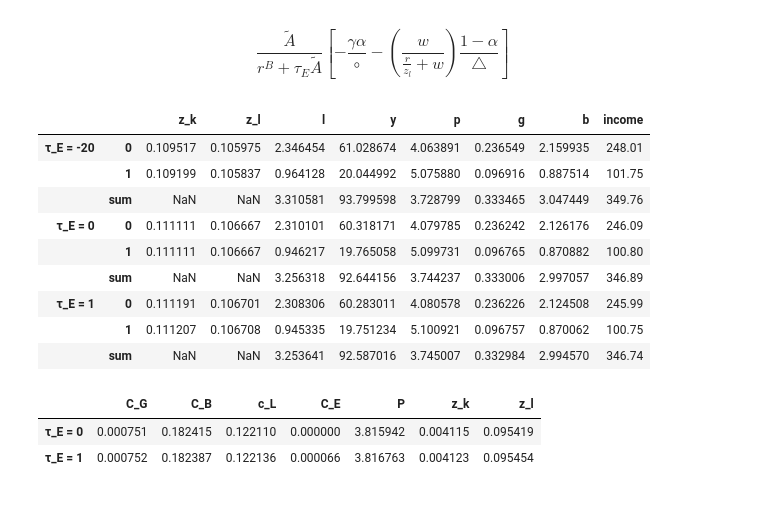
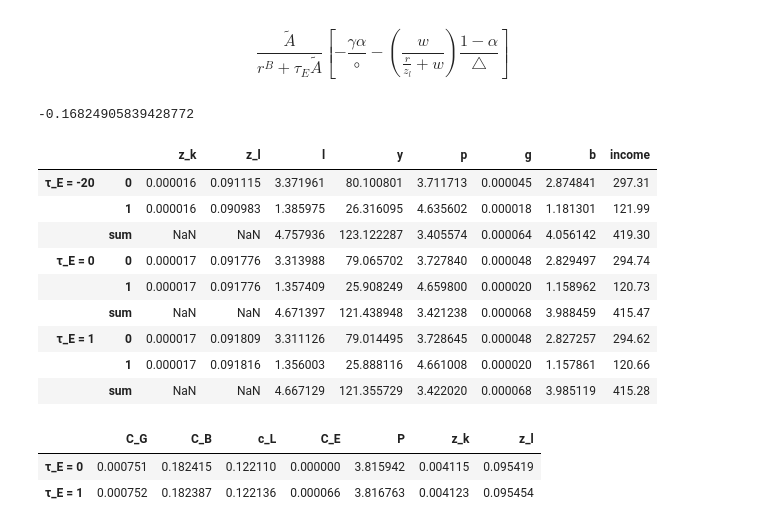
Before and after one commit to mortezaaghajanzadeh/Resource-Reallocation, a Jupyter notebook: code/test.ipynb, the cells around one changed output. Cells and saved outputs as stored; diff of their text form; code cells hidden in the pictures.

```diff
--- a/code/test.ipynb
+++ b/code/test.ipynb
@@ -124,9 +124,8 @@ $$
             \right]
 $$
 # %%
-A_tilde/(r_b + τ_E/1000 * A_tilde) * (
-    -γ*α/(function_green_ratio(α,γ,z_k) ** (-((γ-1)/γ))) - (1-α)/(function_green_ratio(α,γ,z_k) ** (-((γ-1)/γ)))/()
-)
+# %% [output]
+-0.16824905839428772
 # %%
 
 def gen_df(params,τ_E):
@@ -156,43 +155,43 @@ def gen_df(params,τ_E):
     p_s = p_s ** (1/(1-params_0['σ']))
     y_s = y_s ** (params_0['σ']/(params_0['σ']-1))
     df.loc['sum','p'] = p_s
     # df.p = df.p/p_s
     df.loc['sum','y'] = y_s
     return df
 parameters = {
     'β': 0.6,
-    'γ':2,
+    'γ':10,
     'α': 0.25,
     'A_hat': 0.1,
     'A_tilde': 0.018,
     'μ': 0,
     'θ': 1,
     'η': np.inf,
     'σ': 5,
     'r_b': 0.05,
     'green_premium': 0,
     'w': .500, # MSEK
     'τ_E': 0,# per ton
     'n': int(1e3)}
 
 # CO2 Emission is 13800 Kton
 # Labor 500 TSEK
 
 tax = 1
 tax_2 = -20
 df = pd.concat([gen_df(parameters,tax_2),gen_df(parameters,0),gen_df(parameters,tax)],keys=['τ_E = {}'.format(tax_2),'τ_E = 0','τ_E = {}'.format(tax)],axis=0)
 df
 # %% [output]
 |  |  | z_k | z_l | l | y | p | g | b | income |
-| τ_E = -20 | 0 | 0.109517 | 0.105975 | 2.346454 | 61.028674 | 4.063891 | 0.236549 | 2.159935 | 248.01 |
-|  | 1 | 0.109199 | 0.105837 | 0.964128 | 20.044992 | 5.075880 | 0.096916 | 0.887514 | 101.75 |
-|  | sum | NaN | NaN | 3.310581 | 93.799598 | 3.728799 | 0.333465 | 3.047449 | 349.76 |
-| τ_E = 0 | 0 | 0.111111 | 0.106667 | 2.310101 | 60.318171 | 4.079785 | 0.236242 | 2.126176 | 246.09 |
-|  | 1 | 0.111111 | 0.106667 | 0.946217 | 19.765058 | 5.099731 | 0.096765 | 0.870882 | 100.80 |
-|  | sum | NaN | NaN | 3.256318 | 92.644156 | 3.744237 | 0.333006 | 2.997057 | 346.89 |
-| τ_E = 1 | 0 | 0.111191 | 0.106701 | 2.308306 | 60.283011 | 4.080578 | 0.236226 | 2.124508 | 245.99 |
-|  | 1 | 0.111207 | 0.106708 | 0.945335 | 19.751234 | 5.100921 | 0.096757 | 0.870062 | 100.75 |
-|  | sum | NaN | NaN | 3.253641 | 92.587016 | 3.745007 | 0.332984 | 2.994570 | 346.74 |
+| τ_E = -20 | 0 | 0.000016 | 0.091115 | 3.371961 | 80.100801 | 3.711713 | 0.000045 | 2.874841 | 297.31 |
+|  | 1 | 0.000016 | 0.090983 | 1.385975 | 26.316095 | 4.635602 | 0.000018 | 1.181301 | 121.99 |
+|  | sum | NaN | NaN | 4.757936 | 123.122287 | 3.405574 | 0.000064 | 4.056142 | 419.30 |
+| τ_E = 0 | 0 | 0.000017 | 0.091776 | 3.313988 | 79.065702 | 3.727840 | 0.000048 | 2.829497 | 294.74 |
+|  | 1 | 0.000017 | 0.091776 | 1.357409 | 25.908249 | 4.659800 | 0.000020 | 1.158962 | 120.73 |
+|  | sum | NaN | NaN | 4.671397 | 121.438948 | 3.421238 | 0.000068 | 3.988459 | 415.47 |
+| τ_E = 1 | 0 | 0.000017 | 0.091809 | 3.311126 | 79.014495 | 3.728645 | 0.000048 | 2.827257 | 294.62 |
+|  | 1 | 0.000017 | 0.091816 | 1.356003 | 25.888116 | 4.661008 | 0.000020 | 1.157861 | 120.66 |
+|  | sum | NaN | NaN | 4.667129 | 121.355729 | 3.422020 | 0.000068 | 3.985119 | 415.28 |
 # %%
 τ_E = 1
 z_k,z_l = optimal_ratios(parameters,τ_E)
```
Also changed, not shown: parts of 2 cells of this notebook, 3 other files.
